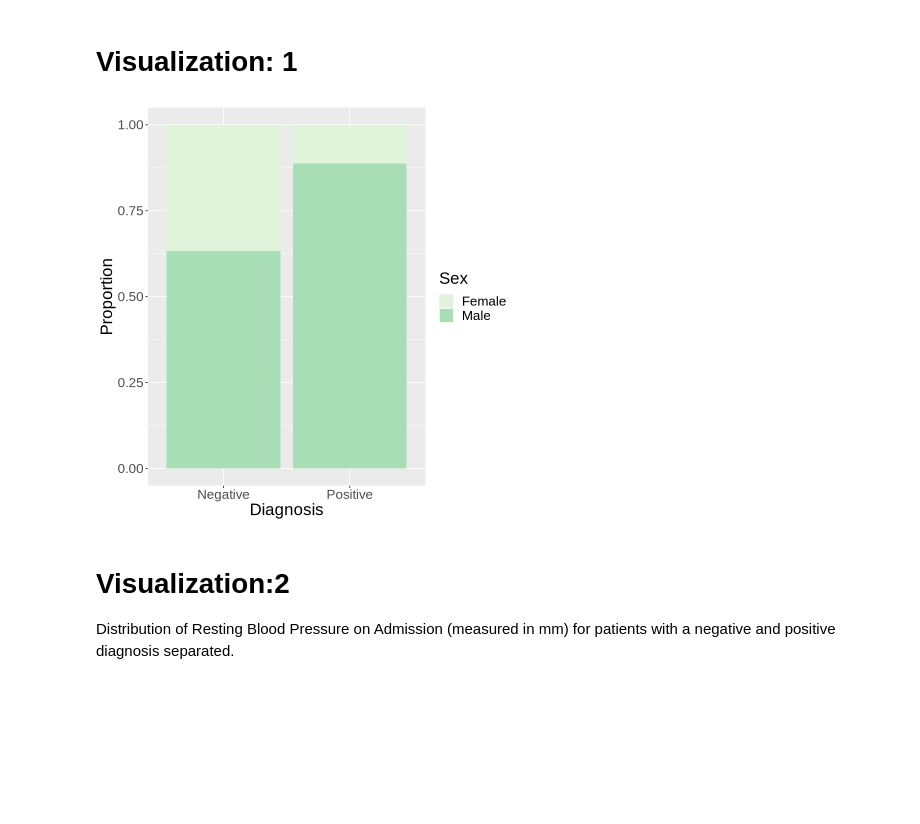
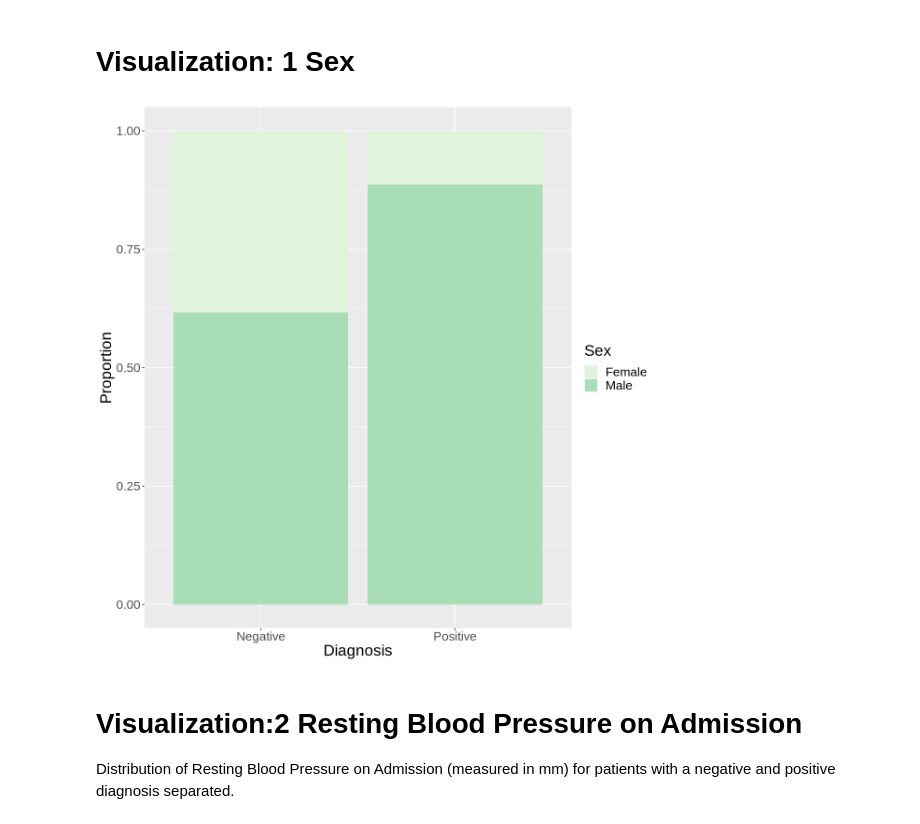
Before and after one commit to szulkifl/dsci-data-analysis-project-44, a Jupyter notebook: project_proposal.ipynb, the cells around one changed output. Saved outputs shown, nothing was run; the diff lists cells and outputs as text; code cells hidden in the pictures; blank space fills up the shorter version.

```diff
--- a/project_proposal.ipynb
+++ b/project_proposal.ipynb
@@ -26,4 +8,9 @@ The following objects are masked from ‘package:dplyr’:
 # %%
+#setting a fixed seed value (to be maintainied consistently throughout the entire project)
+set.seed(50)
+
+
+# Loading the dataset and ensuring that it is cleaned and wrangled
 url <- "https://raw.githubusercontent.com/szulkifl/dsci-data-analysis-project-44/main/processed.hungarian.data.txt"
 hungarian_data <- read_csv(url, col_names= c("age", "sex", "cp", "trestbps",
                                              "chol", "fbs", "restecg", "thalac", "exang", "oldpeak",
@@ -42,8 +29,8 @@ hungarian_data <- read_csv(url, col_names= c("age", "sex", "cp", "trestbps",
                                             mutate (cp = recode( cp, "1" = "typical angina" , "2" = "atypical angina",
                                                                 "3" = "non-anginal pain", "4" = "asymptomatic" )) |>
                                             mutate (fbs = recode( fbs, "1" = "high fbs", "0" = "normal fbs")) |>
-                                            mutate( restcg = recode ( restcg, "0" = "normal" , "1" = "abnormality", "2" = "hypertrophy"))
 
+                                            mutate(restecg = recode (restecg, "0" = "normal" , "1" = "abnormality", "2" = "hypertrophy"))
 
 hungarian_data
 # %% [output]
@@ -98,0 +85,12 @@ As shown using the table and visualization above, that variables for ca, slope a
+# %%
+hungarian_data_new <- hungarian_data |>
+                  select(age,sex,trestbps,chol,thalac,oldpeak,num)
+
+# hungarian_data_new is the modified and cleaned dataset, it is the cleanest version of our dataset which will now be split into training and testing for the purpose of analysis
+
+hungarian_data_split <- hungarian_data_new |>
+                        initial_split(prop = 0.75, strata = num)
+hungarian_data_train <- training(hungarian_data_split)
+hungarian_data_test <- testing(hungarian_data_split)
+
+hungarian_data_new
@@ -99,17 +186,17 @@ As shown using the table and visualization above, that variables for ca, slope a
 # %% [markdown]
-# Visualization: 1
+# Visualization: 1 Sex
 # %%
-visualize_1 <- hungarian_data |>
+visualize_1 <- hungarian_data_train |>
                ggplot(aes(x = num, fill = sex)) +
                geom_bar(position = "fill") +
                labs(x = "Diagnosis", y = "Proportion", fill = "Sex") +
                scale_fill_brewer(palette = "GnBu") +
                theme(text = element_text(size = 20))
 visualize_1
 # %% [output]
-[figure, old version]
+[figure, new version]
 # %% [markdown]
-# Visualization:2
+# Visualization:2 Resting Blood Pressure on Admission
 Distribution of Resting Blood Pressure on Admission (measured in mm) for patients with a negative and positive diagnosis separated.
 # %%
 options(repr.plot.width = 10, repr.plot.height = 10)
```
Also changed, not shown: parts of 22 cells of this notebook.
